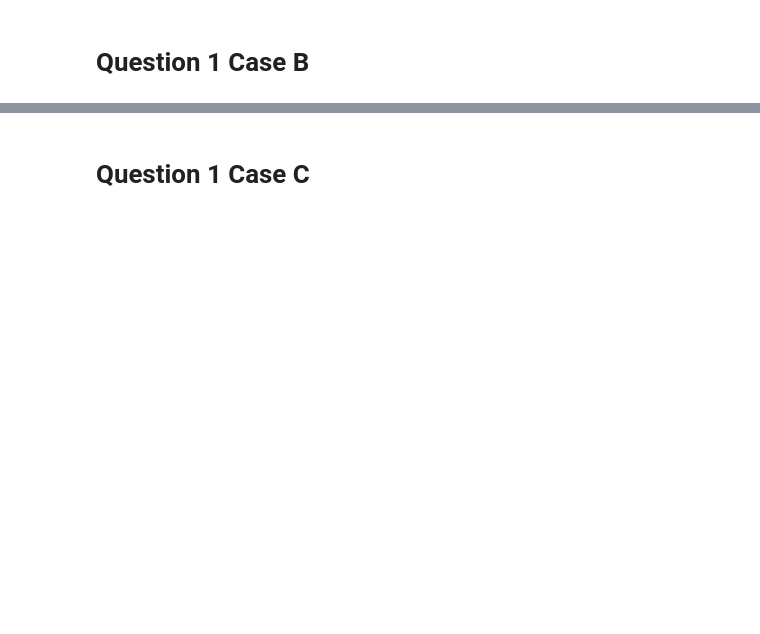
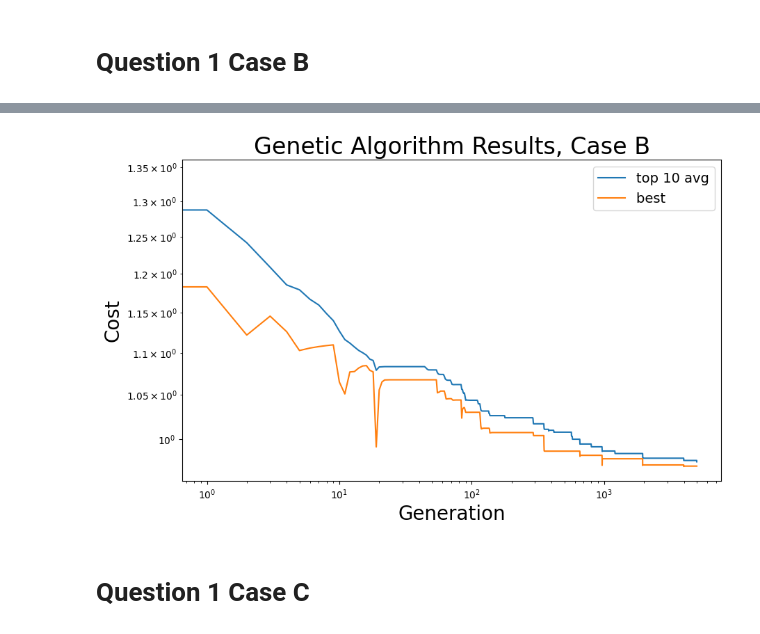
Before and after one commit to Manu123456789/Me244_Proj5, a Jupyter notebook: Project5/Hashin-Shtrikman_INCOMPLETE.ipynb, the cells around one changed output, grey strips where cells are left out. Cells and saved outputs as stored; diff of their text form; code cells hidden in the pictures; blank space fills up the shorter version.

```diff
--- a/Project5/Hashin-Shtrikman_INCOMPLETE.ipynb
+++ b/Project5/Hashin-Shtrikman_INCOMPLETE.ipynb
@@ -403,7 +429,7 @@ def caseB():
         print(g)
 
         ######## Step 7 ################
-        cost =  # do NOT retain the parents from the previous generation
+        # cost = 0 # Not storing parents from the previous generationv
 
         # Select top parents P from Lambda to be breeders
         for p in range(0, P, 2):
@@ -412,12 +438,12 @@ def caseB():
             kid2 = phi2*Lambda[p, :] + (1-phi2)*Lambda[p+1, :]
 
             # Append offspring to Lambda (children fill in spots where parents would be)
-            Lambda[ ,   :] = kid1
-            Lambda[ ,   :] = kid2
+            Lambda[p,   :] = kid1
+            Lambda[p+1, :] = kid2
 
             # Evaluate Offspring
-            cost[ ] = Pi(Lambda[p, :])
-            cost[ ] = Pi(Lambda[p+1, :])
+            cost[p] = Pi(Lambda[p, :])
+            cost[p+1] = Pi(Lambda[p+1, :])
         ################################
 
         # Randomly generate new design strings to fill th rest of the population
@@ -467,17 +511,19 @@ with open("caseB_results.pkl", "wb") as f:
 # %%
 # Plotting
 if 'caseB_results' not in globals():
     with open("caseB_results.pkl", "rb") as f:
         caseB_results = pickle.load(f)
 
 fig, ax = plt.subplots(figsize=(10,6))
-ax.plot(range(G), Pi_par_avg, label='top 10 avg')
-ax.plot(range(G), Pi_min, label="best ")
+ax.loglog(range(G), Pi_par_avg, label='top 10 avg')
+ax.loglog(range(G), Pi_min, label="best ")
 plt.xlabel('Generation', fontsize= 20)
 plt.ylabel('Cost', fontsize=20)
 plt.title('Genetic Algorithm Results, Case B', fontsize = 24)
 plt.legend(fontsize = 14)
 plt.show()
+# %% [output]
+[figure, added]
 # %% [markdown]
 # Question 1 Case C
 # %%
```
Also changed, not shown: parts of 8 cells of this notebook, 3 other files.
